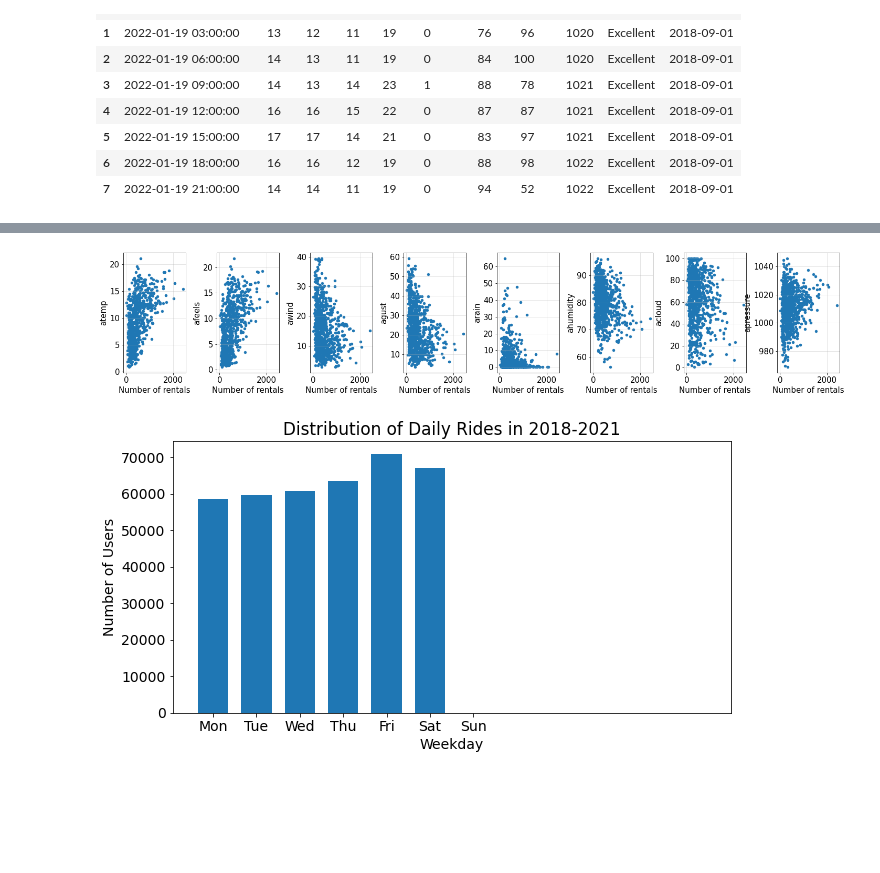
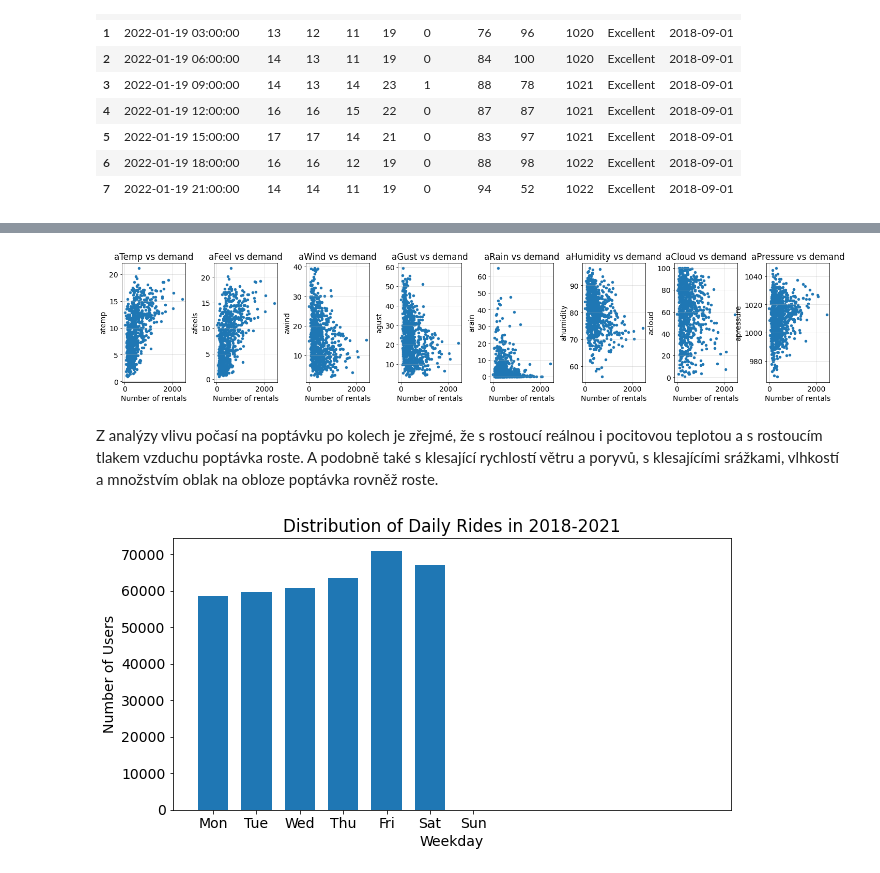
Before and after one commit to MartinHans1/Python-Edinburgh-bike-sharing-case-study, a Jupyter notebook: Python_projekt.ipynb, the cells around one changed output, grey strips where cells are left out. Cells and saved outputs as stored; diff of their text form; code cells hidden in the pictures; blank space fills up the shorter version.

```diff
--- a/Python_projekt.ipynb
+++ b/Python_projekt.ipynb
@@ -514,21 +420,26 @@ weather_df1
 # %%
-#Úkol č.8: Zjistěte vliv počasí na poptávku po kolech (údaje o počasí v Edinburghu jsou v tabulce edinburgh_weather)
+# Pro regresní analýzu vlivu počasí na poptávku po půjčování kol je klíčové propojit si tabulky edinburgh_bikes (df) a edinburgh_weather (weather_df) a zároveň také převést údaje o počasí na průměrné hodnoty a vhodně si je pojmenovat. Do výsledné tabulky jsem přidal také sloupec "Number of rentals", který zobrazuje celkovou poptávku po službě v daném dni.
+
+df11 = df[['date', 'index']].groupby('date').count().rename(columns={"index":"Number of rentals"})
+weather_df1 = weather_df[['date', 'temp', 'feels', 'wind', 'gust', 'rain', 'humidity', 'cloud', 'pressure', 'vis']].groupby('date').mean().join(df11, how='inner').rename(columns={"temp":"atemp", "feels":"afeels","wind":"awind", "gust":"agust","rain":"arain", "humidity":"ahumidity", "cloud":"acloud","pressure":"apressure"})
+
+# Závislost poptávky po kolech na počasí si následně vyzobrazíme pomocí následující sady bodových grafů.
 
 fig, axes = plt.subplots(1,8,figsize=(20,4))
 fig.tight_layout()
 
-weather_df1.plot.scatter('Number of rentals', 'atemp', ax=axes[0])
-weather_df1.plot.scatter('Number of rentals', 'afeels', ax=axes[1])
-weather_df1.plot.scatter('Number of rentals', 'awind', ax=axes[2])
-weather_df1.plot.scatter('Number of rentals', 'agust', ax=axes[3])
-weather_df1.plot.scatter('Number of rentals', 'arain', ax=axes[4])
-weather_df1.plot.scatter('Number of rentals', 'ahumidity', ax=axes[5])
-weather_df1.plot.scatter('Number of rentals', 'acloud', ax=axes[6])
-weather_df1.plot.scatter('Number of rentals', 'apressure', ax=axes[7])
+weather_df1.plot.scatter('Number of rentals', 'atemp', ax=axes[0], title="aTemp vs demand")
+weather_df1.plot.scatter('Number of rentals', 'afeels', ax=axes[1], title="aFeel vs demand")
+weather_df1.plot.scatter('Number of rentals', 'awind', ax=axes[2], title="aWind vs demand")
+weather_df1.plot.scatter('Number of rentals', 'agust', ax=axes[3], title="aGust vs demand")
+weather_df1.plot.scatter('Number of rentals', 'arain', ax=axes[4], title="aRain vs demand")
+weather_df1.plot.scatter('Number of rentals', 'ahumidity', ax=axes[5], title="aHumidity vs demand")
+weather_df1.plot.scatter('Number of rentals', 'acloud', ax=axes[6], title="aCloud vs demand")
+weather_df1.plot.scatter('Number of rentals', 'apressure', ax=axes[7], title="aPressure vs demand")
 
 for ax in axes:
     ax.grid(alpha=0.4)
 
 plt.rcParams.update({'font.size': 14})
 # %% [output]
-[figure, old version]
+[figure, new version]
@@ -538 +446,4 @@ A podobně také s klesající rychlostí větru a poryvů, s klesajícími srá
+# %% [markdown]
+Z analýzy vlivu počasí na poptávku po kolech je zřejmé, že s rostoucí reálnou i pocitovou teplotou a s rostoucím tlakem vzduchu poptávka roste.
+A podobně také s klesající rychlostí větru a poryvů, s klesajícími srážkami, vlhkostí a množstvím oblak na obloze poptávka rovněž roste.
 # %%
```
Also changed, not shown: parts of 52 cells of this notebook.
